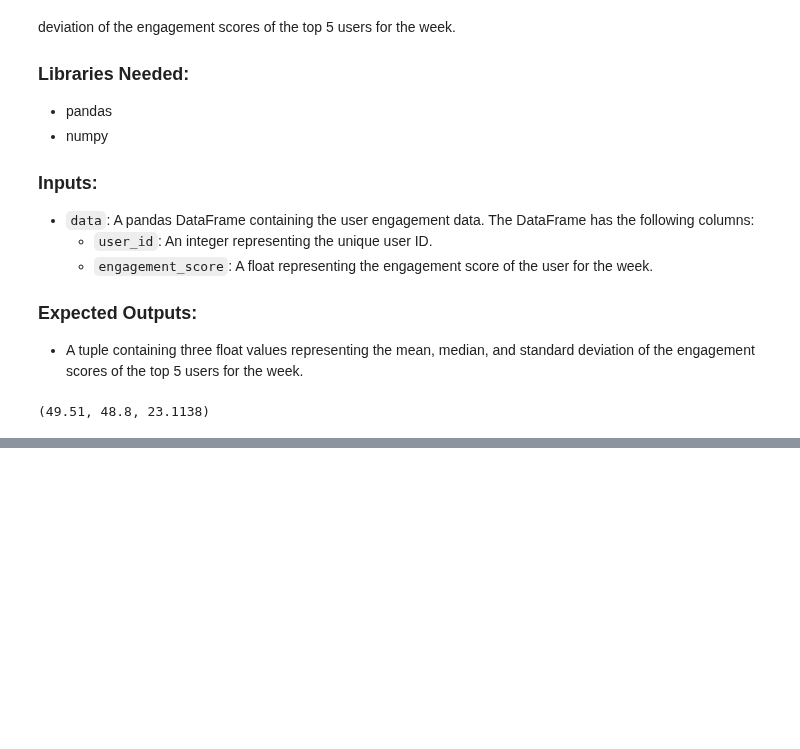
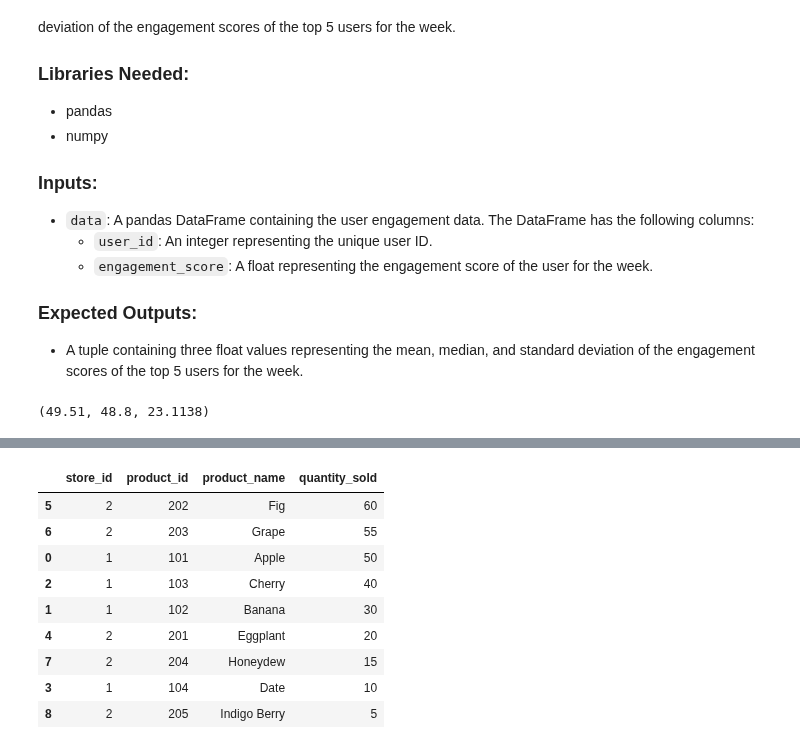
Before and after one commit to danmarino1/data_science_practice, a Jupyter notebook: aug_2023_questions.ipynb, the cells around one changed output, grey strips where cells are left out. Cells and saved outputs as stored; diff of their text form; code cells hidden in the pictures; blank space fills up the shorter version.

```diff
--- a/aug_2023_questions.ipynb
+++ b/aug_2023_questions.ipynb
@@ -1423,0 +1446,27 @@ results
+# %%
+import pandas as pd
+
+data = pd.DataFrame({
+  "store_id": [1, 1, 1, 1, 2, 2, 2, 2, 2],
+  "product_id": [101, 102, 103, 104, 201, 202, 203, 204, 205],
+  "product_name": ["Apple", "Banana", "Cherry", "Date", "Eggplant", "Fig", "Grape", "Honeydew", "Indigo Berry"],
+  "quantity_sold": [50, 30, 40, 10, 20, 60, 55, 15, 5]
+}
+)
+# %%
+def top_three(data):
+    return data.sort_values('quantity_sold', ascending=False)
+# %%
+top_three = top_three(data)
+top_three
+# %% [output]
+|  | store_id | product_id | product_name | quantity_sold |
+| 5 | 2 | 202 | Fig | 60 |
+| 6 | 2 | 203 | Grape | 55 |
+| 0 | 1 | 101 | Apple | 50 |
+| 2 | 1 | 103 | Cherry | 40 |
+| 1 | 1 | 102 | Banana | 30 |
+| 4 | 2 | 201 | Eggplant | 20 |
+| 7 | 2 | 204 | Honeydew | 15 |
+| 3 | 1 | 104 | Date | 10 |
+| 8 | 2 | 205 | Indigo Berry | 5 |
```
Also changed, not shown: parts of 1 cell of this notebook.
